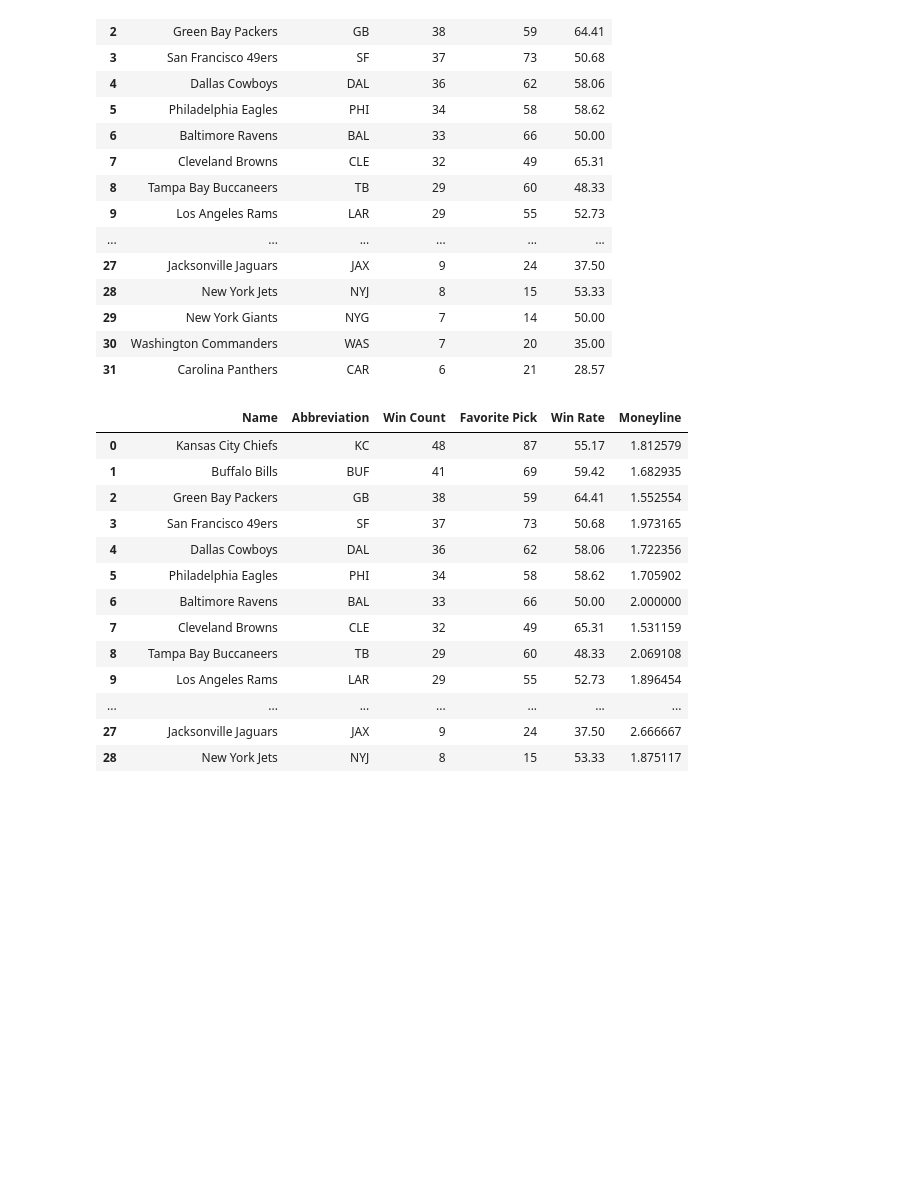
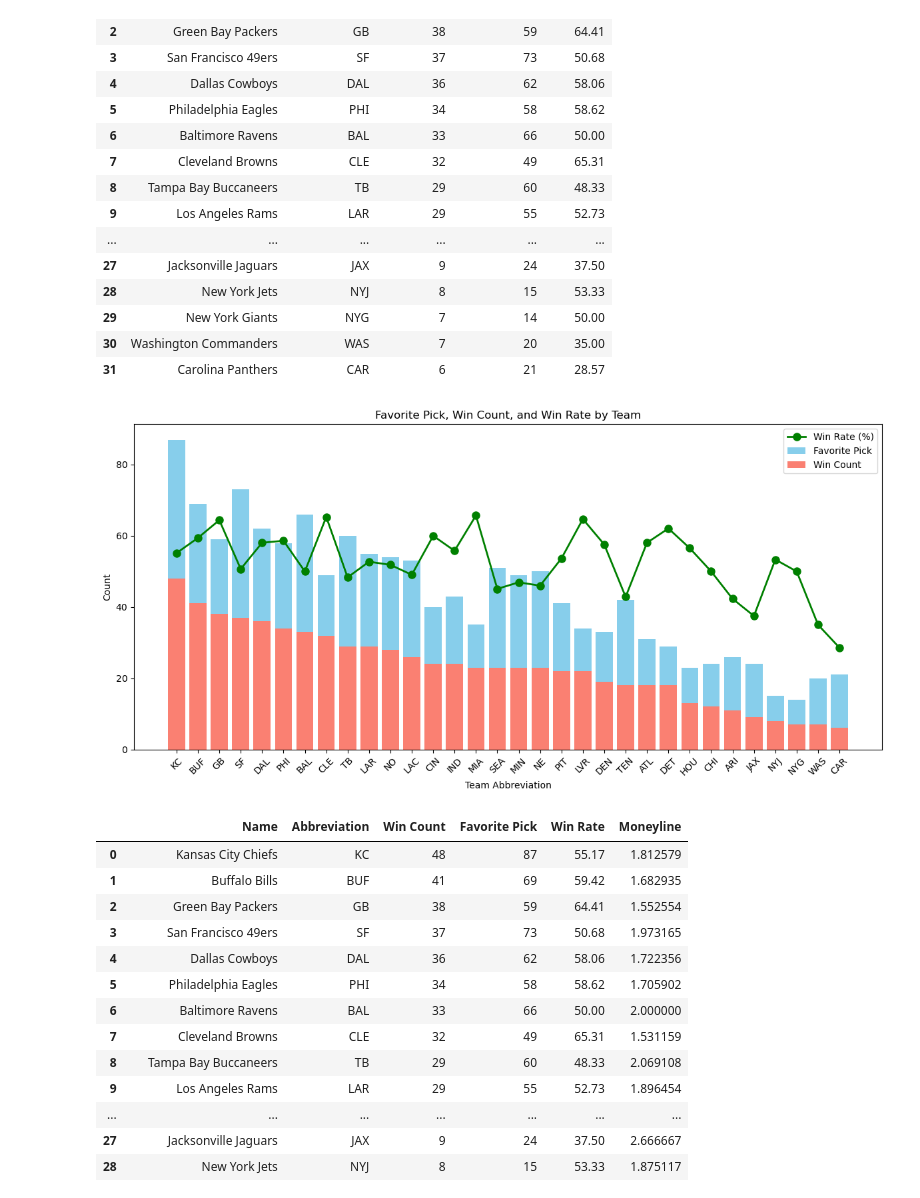
Before and after one commit to tarsian/Group_1-Project_1, a Jupyter notebook: NFL Betting/NFL_betting(Kwangho).ipynb, the cells around one changed output. Saved outputs shown, nothing was run; the diff lists cells and outputs as text; code cells hidden in the pictures; blank space fills up the shorter version.

```diff
--- a/NFL Betting/NFL_betting(Kwangho).ipynb
+++ b/NFL Betting/NFL_betting(Kwangho).ipynb
@@ -101,19 +174,8 @@ favorite_wins_df
 # %%
-# Merge Dateframes
-merged_f_t = pd.merge(favorite_wins_df, team_favorite_count_df, on='Abbreviation')
-merged_df = pd.merge(merged_f_t, nfl_teams_df, on='Abbreviation')
-merged_df = merged_df.reindex(['Name', 'Abbreviation', 'Win Count', 'Favorite Pick', 'Win Rate'], axis=1)
-
-# Calculate win percentage for each team
-for row in merged_df:
-    ft_win = merged_df['Win Count'].astype(int)
-    ft_pick = merged_df['Favorite Pick'].astype(int)
-    win_rate = round(ft_win/ft_pick * 100, 2)
-
-# Add Win rate into merge_df dataframe
-win_rate_df = merged_df
-win_rate_df['Win Rate'] = pd.DataFrame({'Win Rate' : win_rate})
-win_rate_df
+# Reindex column
+new_column_order = ['Name', 'Abbreviation', 'Win Count', 'Favorite Pick', 'Win Rate']
+win_rate = merged_df.reindex(columns=new_column_order)
+win_rate
 # %% [output]
 |  | Name | Abbreviation | Win Count | Favorite Pick | Win Rate |
 | 0 | Kansas City Chiefs | KC | 48 | 87 | 55.17 |
@@ -132,6 +194,35 @@ win_rate_df
 | 29 | New York Giants | NYG | 7 | 14 | 50.00 |
 | 30 | Washington Commanders | WAS | 7 | 20 | 35.00 |
 | 31 | Carolina Panthers | CAR | 6 | 21 | 28.57 |
+# %%
+# Graph preparation
+plt.figure(figsize=(12, 6))
+
+# Assign data to x and y axes
+x = merged_df['Abbreviation']
+y1 = merged_df['Favorite Pick']
+y2 = merged_df['Win Count']
+y3 = merged_df['Win Rate']
+
+# Draw bar plot
+plt.bar(x, y1, color='skyblue', label='Favorite Pick')
+plt.bar(x, y2, color='salmon', label='Win Count')
+plt.plot(x, y3, color='green', marker='o', linestyle='-', linewidth=2, markersize=8, label='Win Rate (%)')
+
+# Add title and axis labels
+plt.title('Favorite Pick, Win Count, and Win Rate by Team')
+plt.xlabel('Team Abbreviation')
+plt.ylabel('Count')
+plt.xticks(rotation=45)  # Rotate x-axis labels
+
+# Add legend
+plt.legend()
+
+# Show plot
+plt.tight_layout()
+plt.show()
+# %% [output]
+[figure, added]
 # %%
 # Calculate Moneyline
 def calculate_moneyline(win_rate):
```
Also changed, not shown: parts of 14 cells of this notebook.
